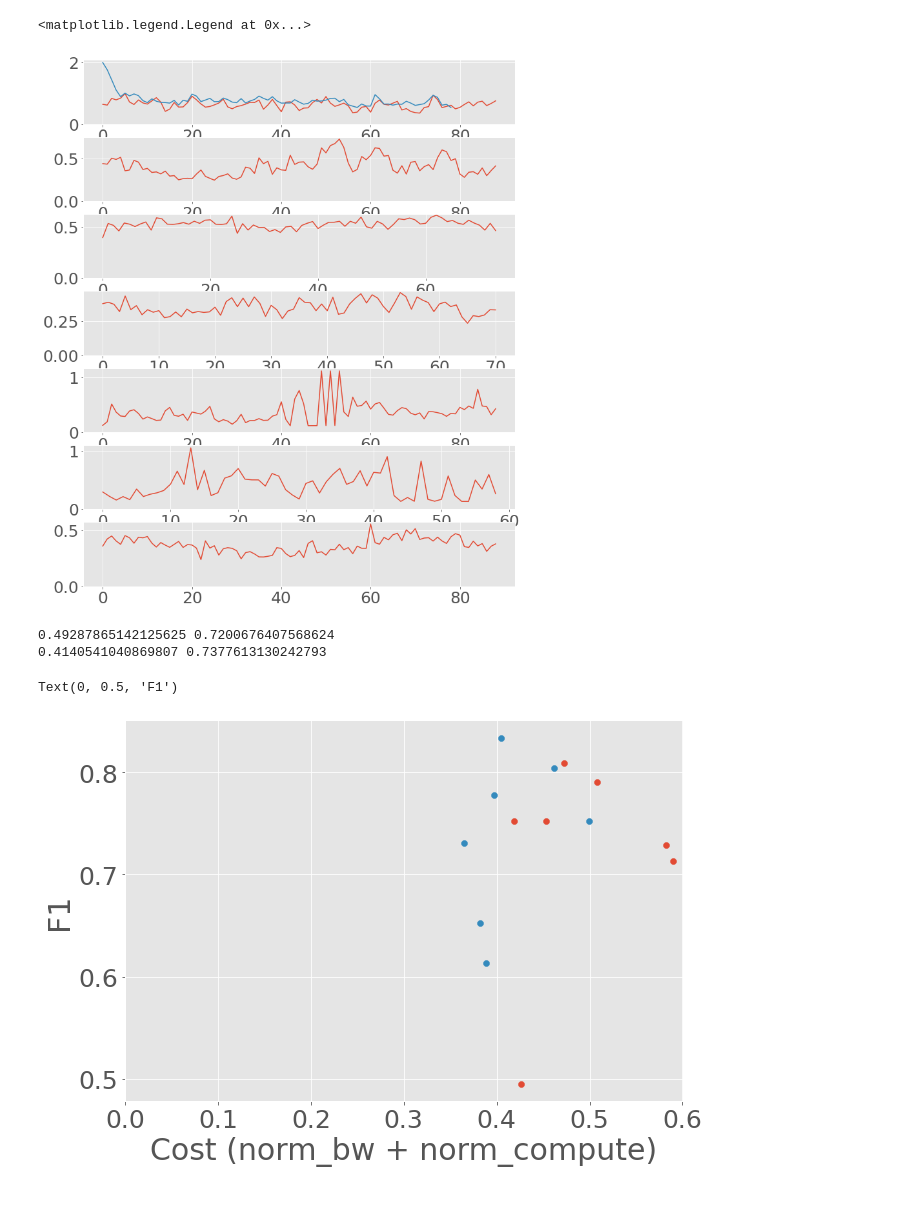
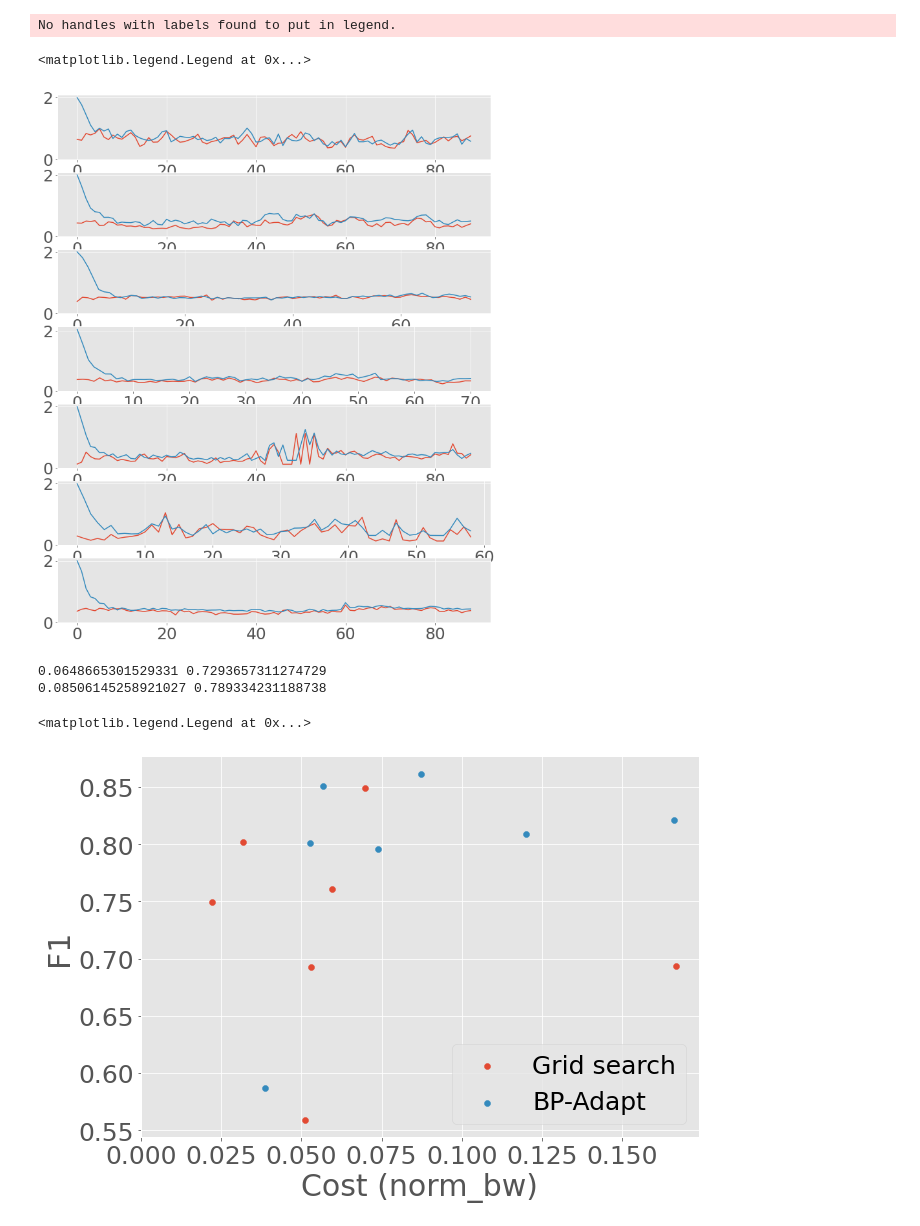
Before and after one commit to KuntaiDu/OneAdapt, a Jupyter notebook: visualize_accuracy.ipynb, the cells around one changed output. Cells and saved outputs as stored; diff of their text form; code cells hidden in the pictures.

```diff
--- a/visualize_accuracy.ipynb
+++ b/visualize_accuracy.ipynb
@@ -9,9 +9,9 @@ plt.style.use('ggplot')
 plt.rcParams['font.size'] = 25
 
 # db = pymongo.MongoClient("mongodb://localhost:27017/")['Jan16_cloudseg_saliency_loss']
-db = pymongo.MongoClient("mongodb://localhost:27017/")['Jan30_encoding_preset']
+db = pymongo.MongoClient("mongodb://localhost:27017/")['Feb12_encoding_x264']
 # %%
-approach1 = 'backprop_sigmoid_saliency_error_add_preset_lr_0.1_7sec'
+approach1 = 'backprop_sigmoid_saliency_error_add_preset_lr_0.1_9sec'
 approach2 = 'chameleon'
 # %%
 
@@ -61,8 +61,9 @@ for i in range(8):
 
 ax.legend()
 # %% [output]
-<matplotlib.legend.Legend at 0x...>
+No handles with labels found to put in legend.
+<matplotlib.legend.Legend at 0x...>
-[figure, old version]
+[figure, new version]
 # %%
 def calc_cost_chameleon(approach, fmt, cost_key='compute'):
 
@@ -71,6 +72,9 @@ def calc_cost_chameleon(approach, fmt, cost_key='compute'):
     try:
 
         for sec in range(0, 1000):
+
+            if sec < 9:
+                continue
 
             query = {
                 'second': sec,
@@ -94,6 +98,9 @@ def calc_cost_backprop(approach, fmt, cost_key='compute'):
     try:
 
         for sec in range(0, 1000):
+
+            if sec < 9:
+                continue
 
             query = {
                 'second': sec,
@@ -113,39 +120,41 @@ def calc_cost_backprop(approach, fmt, cost_key='compute'):
     except IndexError:
         pass
 
     return np.mean([i[cost_key] for i in costs])
 
 fig, ax = plt.subplots(figsize=(10, 7))
 
 compute, bw, acc = [], [], []
 for idx, fmt in enumerate(fmts):
     if idx == 2:
         continue
     compute.append(calc_cost_chameleon('chameleon', fmt))
     bw.append(calc_cost_chameleon('chameleon', fmt, cost_key = 'norm_bw'))
     acc.append(calc_cost_chameleon('chameleon', fmt, cost_key = 'f1'))
 
-ax.scatter([i+j for i,j in zip(bw, compute)], acc, label='Chameleon')
+ax.scatter([j for i,j in zip(bw, compute)], acc, label='Grid search')
 
-print(np.mean([i+j for i,j in zip(bw, compute)]), np.mean(acc))
+print(np.mean([j for i,j in zip(bw, compute)]), np.mean(acc))
 
 
 compute, bw, acc = [], [], []
 for idx, fmt in enumerate(fmts):
     if idx == 2:
         continue
     compute.append(calc_cost_backprop(approach1, fmt))
     bw.append(calc_cost_backprop(approach1, fmt, cost_key='norm_bw'))
     acc.append(calc_cost_backprop(approach1, fmt, cost_key='f1'))
 
-ax.scatter([i+j for i,j in zip(bw, compute)], acc, label='BP-Adapt')
-print(np.mean([i+j for i,j in zip(bw, compute)]), np.mean(acc))
+ax.scatter([j for i,j in zip(bw, compute)], acc, label='BP-Adapt')
+print(np.mean([j for i,j in zip(bw, compute)]), np.mean(acc))
 
 ax.set_xlim(left=0)
-ax.set_xlabel('Cost (norm_bw + norm_compute)')
+ax.set_xlabel('Cost (norm_bw)')
 ax.set_ylabel('F1')
+
+ax.legend()
 # %% [output]
-0.49287865142125625 0.7200676407568624
-0.4140541040869807 0.7377613130242793
+0.0648665301529331 0.7293657311274729
+0.08506145258921027 0.789334231188738
-Text(0, 0.5, 'F1')
+<matplotlib.legend.Legend at 0x...>
-[figure, old version]
+[figure, new version]
```
Also changed, not shown: 3 other files.
